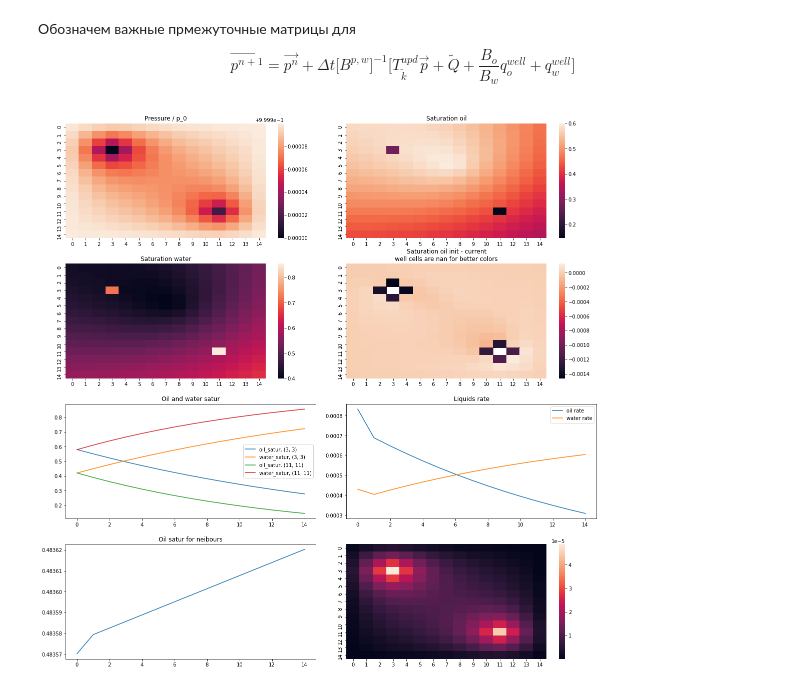
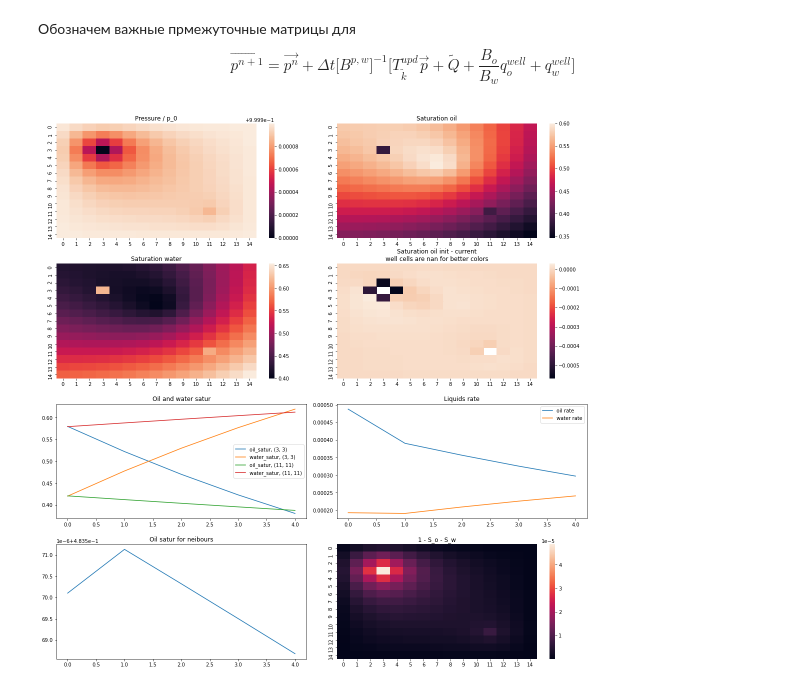
Before and after one commit to yamidovich/ReservoirModel, a Jupyter notebook: Model_on_work_env.ipynb, the cells around one changed output. Cells and saved outputs as stored; diff of their text form; code cells hidden in the pictures.

Commit message:
notebook with plotting from lib (computation in progress)

```diff
--- a/Model_on_work_env.ipynb
+++ b/Model_on_work_env.ipynb
@@ -86,7 +86,7 @@ $$\vec{p^{n+1}} = \vec{p^{n}} + \Delta t \big[B^{p, w}\big]^{-1}\big[ T^{upd}_{\
 # %%
 wells = {}
 const_p_wells = {(3, 3): 1,
-                 (11, 11): 1
+                 (11, 11): 0.1
         }
 neibours = [(9, 9)]
 # %%
@@ -96,8 +96,8 @@ env = res.Env(k_2d_matrix=k_matrix, poir_2d_matrix=porosity_matrix, depth_2d_mat
               boundary_cond = 'const_pressure'
              )
 # %%
-n_it = int(1e4)
-upd_plot_freq = int(6e2)
+n_it = int(1e5)
+upd_plot_freq = int(1.2e3)
 q_o_rate = []
 q_w_rate = []
 
@@ -106,58 +106,9 @@ s_w_hist = {key: [] for key in const_p_wells}
 for key in neibours:
     s_o_hist[key] = []
     s_w_hist[key] = []
-# %%
-for i in range(n_it):
-    env.step()
-
-    if i % upd_plot_freq == 0:
-
-        s_o = env.s_o_as_2d()
-        s_w = env.s_w_as_2d()
-        q_w_rate.append(env.q_w_total())
-        q_o_rate.append(env.q_o_total())
-
-        for key in const_p_wells:
-            s_o_hist[key].append(s_o[key[0], key[1]])
-            s_w_hist[key].append(s_w[key[0], key[1]])
-
-        for key in neibours:
-            s_o_hist[key].append(s_o[key[0], key[1]])
-            s_w_hist[key].append(s_w[key[0], key[1]])
-
-        display.clear_output(wait=True)
-        f, ax = plt.subplots(nrows=4, ncols=2, figsize=(16, 16))
-        f.tight_layout(pad=3.0)
-        g1 = sns.heatmap(env.p_as_2d() / const.p_0(), ax=ax[0][0], cbar=True) #, vmax=1, vmin=0.8)
-        g1.set_title('Pressure / p_0')
-
-        g2 = sns.heatmap(env.s_o_as_2d(), ax=ax[0][1], cbar=True) # , vmax=0.5, vmin=0.3)
-        g2.set_title('Saturation oil')
-
-        g3 = sns.heatmap(s_w, ax=ax[1][0], cbar=True) # , vmax=0.7, vmin=0.5)
-        g3.set_title('Saturation water')
-        satur_diff = Satur_matrix - s_o
-        for key in const_p_wells:
-            satur_diff[key] = np.nan
-            pass
-        g4 = sns.heatmap(satur_diff, cbar=True, ax=ax[1][1])#, vmax=1, vmin=0)
-        g4.set_title('Saturation oil init - current\nwell cells are nan for better colors')
-
-        # plot satur in every well
-        for key in const_p_wells:
-            ax[2][0].plot(s_o_hist[key], label=f'oil_satur, {key}')
-            ax[2][0].plot(s_w_hist[key], label=f'water_satur, {key}')
-        ax[2][0].set_title('Oil and water satur')
-        ax[2][0].legend()
-
-        ax[2][1].plot(q_o_rate, label='oil rate')
-        ax[2][1].plot(q_w_rate, label='water rate')
-        ax[2][1].set_title('Liquids rate')
-        ax[2][1].legend()
-        for key in neibours:
-            ax[3][0].plot(s_o_hist[key], label=f'oil satur, {key}')
-            ax[3][0].set_title('Oil satur for neibours')
-        _ = sns.heatmap(np.ones((nx, ny)) - s_o - s_w, cbar=True, ax=ax[3][1])#, vmax=1, vmin=0)
-        plt.show()
-# %% [output]
-[figure, removed]
+# %%
+u.plot_env_state_and_hist(n_it=n_it, upd_plot_freq=upd_plot_freq, env=env, q_w_rate=q_w_rate, q_o_rate=q_o_rate,
+                            const_p_wells=const_p_wells, s_o_hist=s_o_hist, s_w_hist=s_w_hist, neibours=neibours,
+                            saturation_matrix_0=Satur_matrix, const=const, nx=nx, ny=ny)
+# %% [output]
+[figure, added]
```
Also changed, not shown: parts of 2 cells of this notebook.
